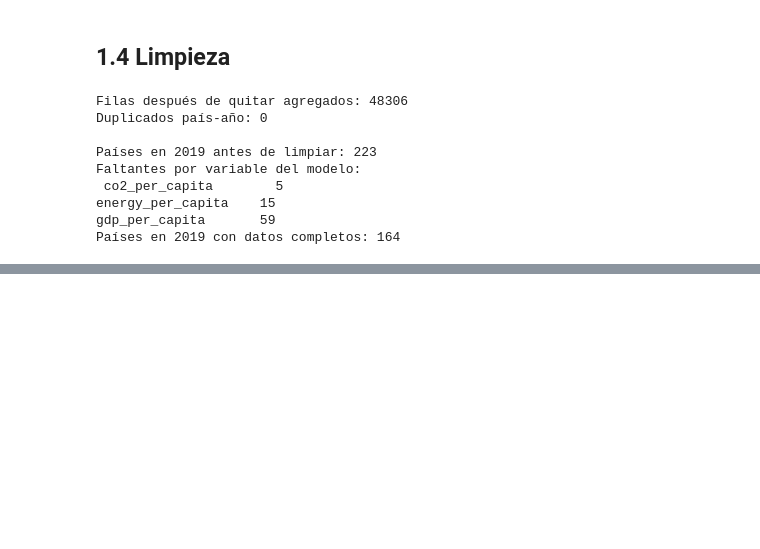
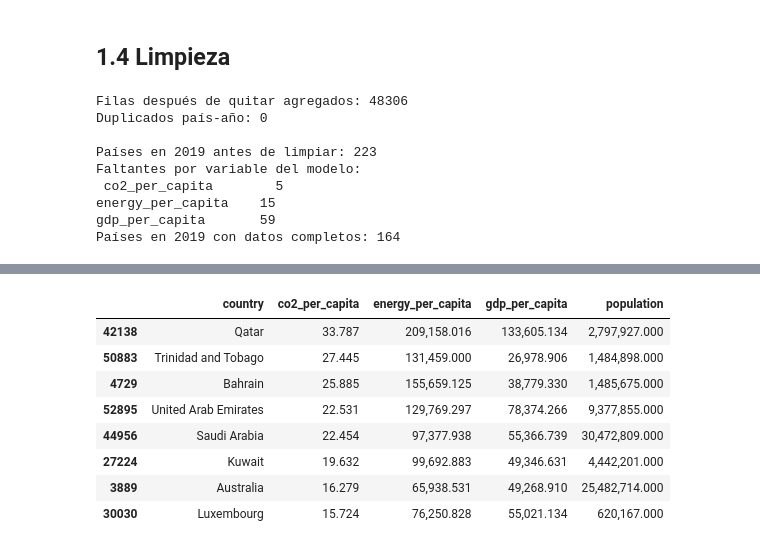
Before and after one commit to SebastianJerez18/proyecto-final-co2, a Jupyter notebook: notebooks/01_limpieza_datos.ipynb, the cells around one changed output, grey strips where cells are left out. Saved outputs shown, nothing was run; the diff lists cells and outputs as text; code cells hidden in the pictures; blank space fills up the shorter version.

```diff
--- a/notebooks/01_limpieza_datos.ipynb
+++ b/notebooks/01_limpieza_datos.ipynb
@@ -161,0 +180,14 @@ Países en 2019 con datos completos: 164
+# %%
+# Países con las emisiones per cápita más altas: no son errores, son economías petroleras pequeñas
+# (así lo señala también el artículo de OWID). Se conservan, pero se tendrán presentes en el análisis.
+datos.nlargest(8, "co2_per_capita")[["country", "co2_per_capita", "energy_per_capita", "gdp_per_capita", "population"]]
+# %% [output]
+|  | country | co2_per_capita | energy_per_capita | gdp_per_capita | population |
+| 42138 | Qatar | 33.787 | 209,158.016 | 133,605.134 | 2,797,927.000 |
+| 50883 | Trinidad and Tobago | 27.445 | 131,459.000 | 26,978.906 | 1,484,898.000 |
+| 4729 | Bahrain | 25.885 | 155,659.125 | 38,779.330 | 1,485,675.000 |
+| 52895 | United Arab Emirates | 22.531 | 129,769.297 | 78,374.266 | 9,377,855.000 |
+| 44956 | Saudi Arabia | 22.454 | 97,377.938 | 55,366.739 | 30,472,809.000 |
+| 27224 | Kuwait | 19.632 | 99,692.883 | 49,346.631 | 4,442,201.000 |
+| 3889 | Australia | 16.279 | 65,938.531 | 49,268.910 | 25,482,714.000 |
+| 30030 | Luxembourg | 15.724 | 76,250.828 | 55,021.134 | 620,167.000 |
```
Also changed, not shown: parts of 3 cells of this notebook, 1 other file.
